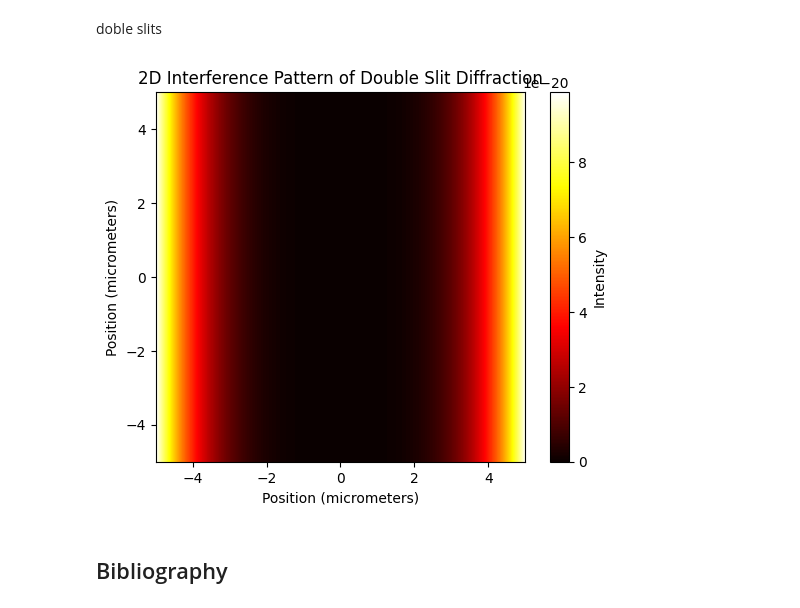
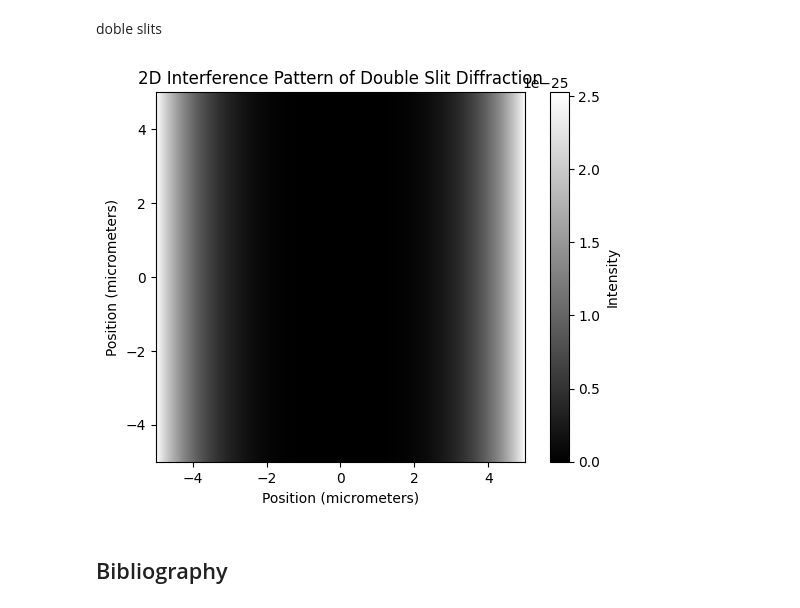
Before and after one commit to MariyaSV78/notebook_Diffraction, a Jupyter notebook: Diffraction.ipynb, the cells around one changed output. Saved outputs shown, nothing was run; the diff lists cells and outputs as text; code cells hidden in the pictures.

```diff
--- a/Diffraction.ipynb
+++ b/Diffraction.ipynb
@@ -143,37 +261,37 @@ def double_slit_intensity_2d(wavelength, slit_width, slit_distance, distance, nu
 
     # Distance from the slits to the observation plane
     r1 = np.sqrt((X - slit_distance / 2)**2 + Y**2 + distance**2)
     r2 = np.sqrt((X + slit_distance / 2)**2 + Y**2 + distance**2)
 
     # Calculate the intensity at each point on the observation plane
     intensity = (np.cos(np.pi * slit_width / wavelength * np.arctan2(Y, distance))**2
                  * np.sin(np.pi * slit_width * X / (wavelength * r1))**2
                  * np.sin(np.pi * slit_width * X / (wavelength * r2))**2
                  / (np.pi**2 * r1**2 * r2**2))
 
     return intensity
 
 def plot_intensity_2d(intensity):
-    plt.imshow(intensity, cmap='hot', extent=(-5, 5, -5, 5))
+    plt.imshow(intensity, cmap='gray', extent=(-5, 5, -5, 5))
     plt.colorbar(label='Intensity')
     plt.xlabel('Position (micrometers)')
     plt.ylabel('Position (micrometers)')
     plt.title('2D Interference Pattern of Double Slit Diffraction')
     plt.show()
 
 # Parameters
 wavelength = 0.5e-6      # Wavelength of light in meters (e.g., 500 nm)
-slit_width = 1e-6        # Width of each slit in meters (e.g., 1 micrometer)
-slit_distance = 5e-6     # Distance between the slits in meters (e.g., 5 micrometers)
-distance = 1             # Distance from the slits to the observation plane in meters
+slit_width = 10e-6        # Width of each slit in meters (e.g., 1 micrometer)
+slit_distance = 5e-5     # Distance between the slits in meters (e.g., 5 micrometers)
+distance = 50            # Distance from the slits to the observation plane in meters
 num_pixels = 500         # Number of pixels along each dimension of the observation plane
 
 # Calculate intensity distribution
 intensity_2d = double_slit_intensity_2d(wavelength, slit_width, slit_distance, distance, num_pixels)
 
 # Plot intensity distribution
 plot_intensity_2d(intensity_2d)
 # %% [output]
-[figure, old version]
+[figure, new version]
 # %% [markdown]
 ## Bibliography
```
Also changed, not shown: parts of 20 cells of this notebook, 7 other files.
